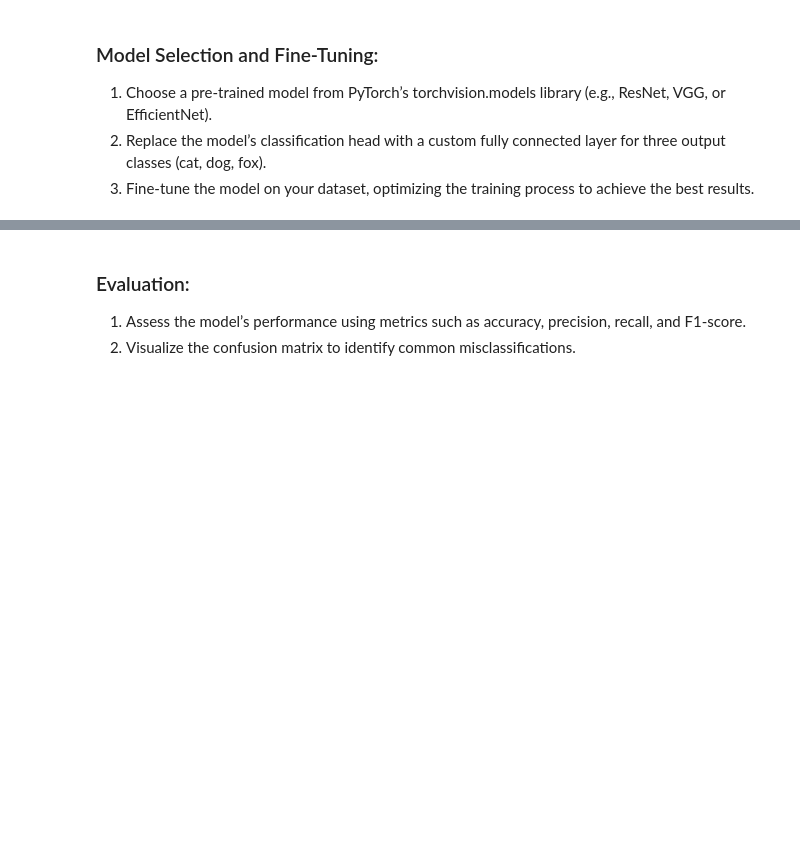
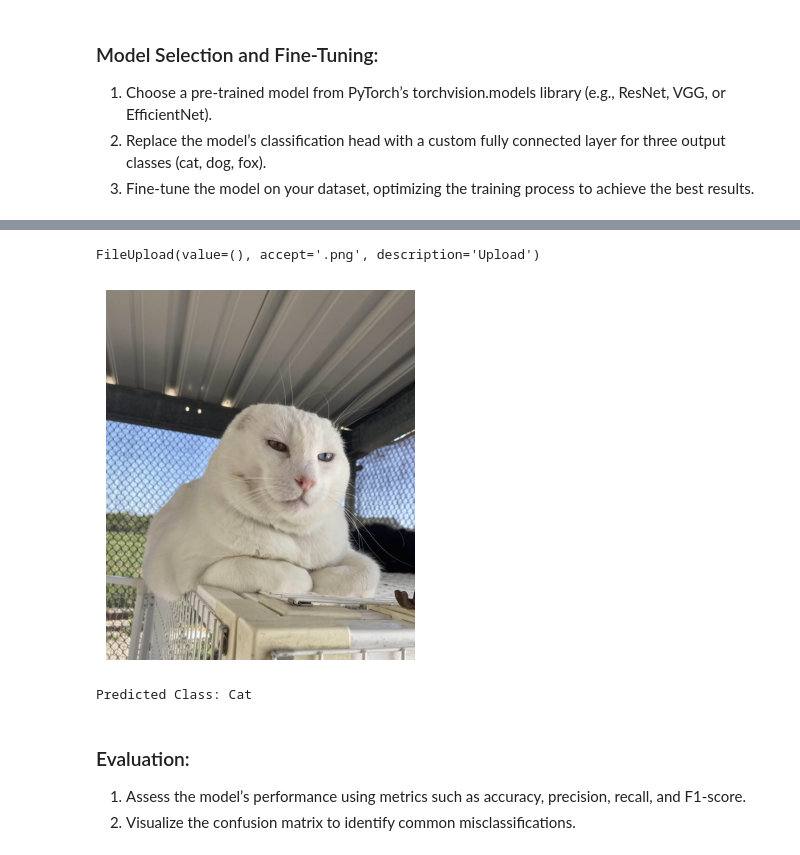
Before and after one commit to michaelmurrayiv/Transfer-Learning, a Jupyter notebook: Transfer Learning.ipynb, the cells around one changed output, grey strips where cells are left out. Drawn from its saved outputs; the diff is of its cells as text; code cells hidden in the pictures; blank space fills up the shorter version.

Commit message:
got model training and can correctly predict snowball. Still working on evaluation and overall notebook organization

```diff
--- a/Transfer Learning.ipynb
+++ b/Transfer Learning.ipynb
@@ -99,3 +309,62 @@ Actual split = 0.6990740740740741
+# %%
+from ipywidgets import FileUpload
+from PIL import Image
+from torchvision import transforms
+import torch
+
+# File upload widget
+uploader = FileUpload(accept='.png', multiple=False)  # Accept PNG files
+display(uploader)
+
+# Define preprocessing transformations
+transform = transforms.Compose([
+    transforms.Resize((224, 224)),  # Resize to match ResNet input size
+    transforms.ToTensor(),          # Convert image to tensor
+])
+# %% [output]
+FileUpload(value=(), accept='.png', description='Upload')
+# %%
+import matplotlib.pyplot as plt
+# Function to handle uploaded file and make predictions
+def predict_uploaded_image(model, uploader, class_labels):
+    # Ensure an image has been uploaded
+    if len(uploader.value) > 0:
+        uploaded_file = uploader.value[0]  # Extract the first file
+
+
+        img = Image.open(io.BytesIO(uploaded_file['content'])).convert("RGB")  # Convert to RGB
+
+        # Display the uploaded image
+        plt.imshow(img)  # Use matplotlib to display the image
+        plt.axis('off')  # Hide axis
+        plt.show()  # Show the image
+
+        # Preprocess the image
+        img_tensor = transform(img).unsqueeze(0)  # Add batch dimension
+
+        # Move tensor to the device
+        device = torch.device("cuda" if torch.cuda.is_available() else "cpu")
+        img_tensor = img_tensor.to(device)
+        # Perform prediction
+        model.eval()  # Ensure the model is in evaluation mode
+        with torch.no_grad():
+            outputs = model(img_tensor)
+        _, predicted_class = torch.max(outputs, 1)  # Get the class index
+        predicted_label = class_labels[predicted_class.item()]
+        return predicted_label
+    else:
+        return "No file uploaded."
+# %%
+
+# Define class labels
+class_labels = {0: "Cat", 1: "Dog", 2: "Fox"}  # Replace with your labels
+
+# Call the prediction function after uploading an image
+predicted_label = predict_uploaded_image(model, uploader, class_labels)
+print(f"Predicted Class: {predicted_label}")
+# %% [output]
+[figure, added]
+Predicted Class: Cat
 # %% [markdown]
 ### Evaluation:
 1. Assess the model’s performance using metrics such as accuracy, precision, recall, and F1-score.
```
Also changed, not shown: parts of 15 cells of this notebook.
